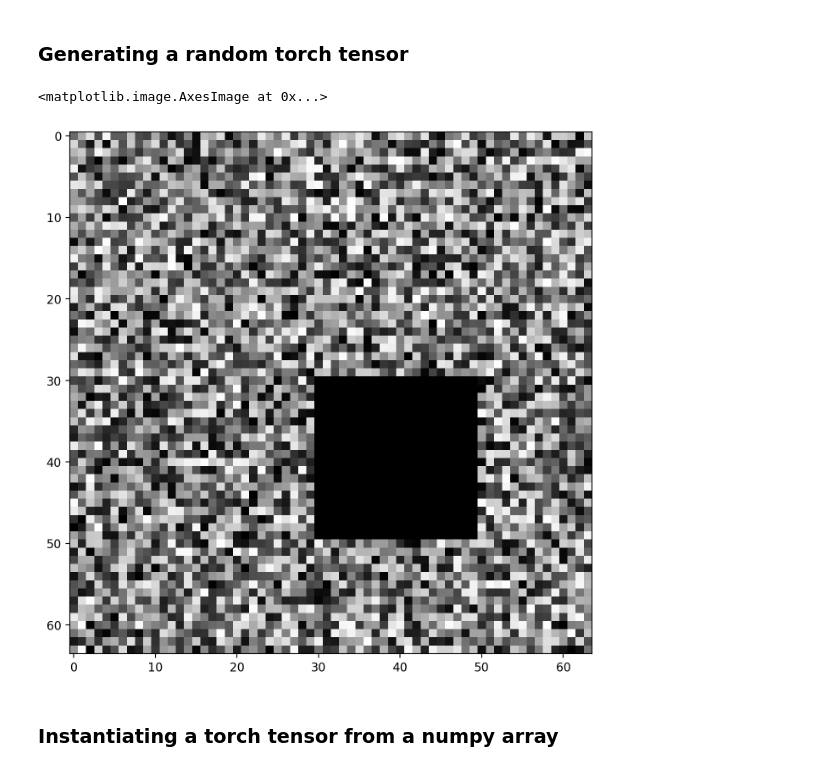
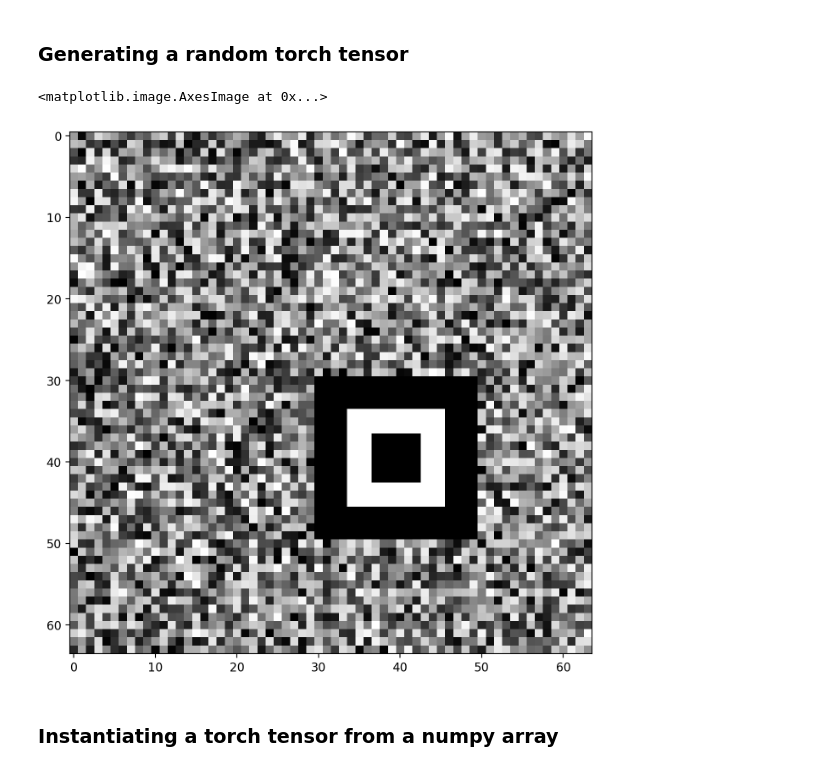
Before and after one commit to kjnapier/heliostack, a Jupyter notebook: notebooks/torch-tensors.ipynb, the cells around one changed output. Saved outputs shown, nothing was run; the diff lists cells and outputs as text; code cells hidden in the pictures.

```diff
--- a/notebooks/torch-tensors.ipynb
+++ b/notebooks/torch-tensors.ipynb
@@ -15,14 +15,16 @@ device = torch.device("mps")
 # %%
 arr = torch.rand(64, 64, device=device, dtype=torch.half)
 
 # You can slice and mutate tensors like numpy arrays
 arr[30:50, 30:50] = 0
+arr[34:46, 34:46] = 1
+arr[37:43, 37:43] = 0
 
 fig, ax = plt.subplots(figsize=(8, 8))
 ax.imshow(arr.cpu(), cmap='gray')
 # %% [output]
 <matplotlib.image.AxesImage at 0x...>
-[figure, old version]
+[figure, new version]
 # %% [markdown]
 ### Instantiating a torch tensor from a numpy array
 # %%
```
